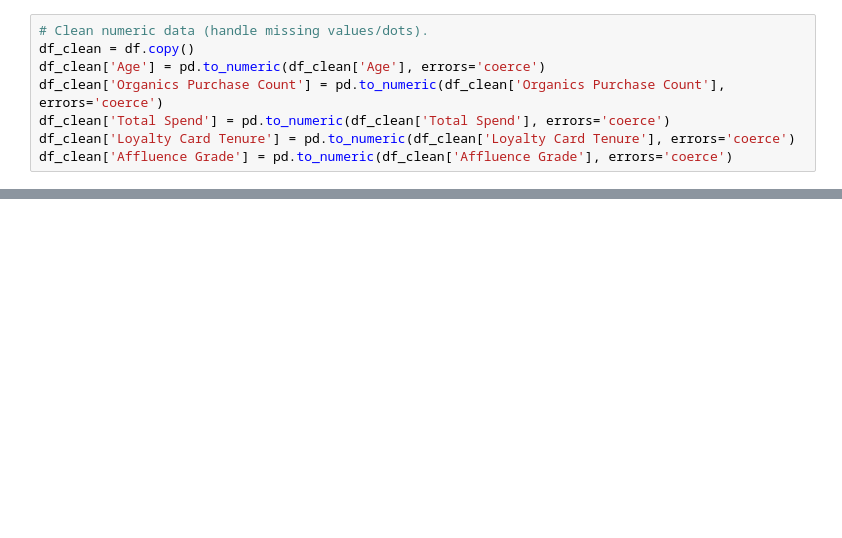
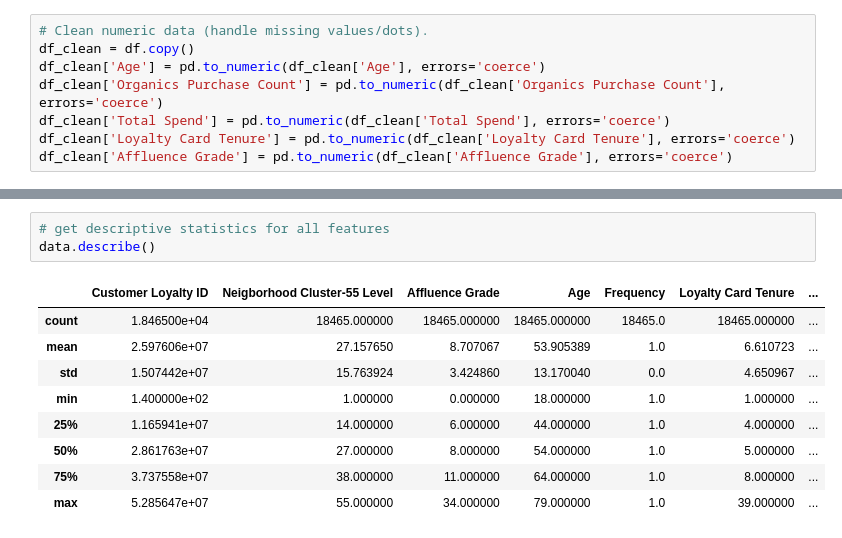
Before and after one commit to adavis11010/ban315green, a Jupyter notebook: organic_purchase_project.ipynb, the cells around one changed output, grey strips where cells are left out. Saved outputs shown, nothing was run; the diff lists cells and outputs as text; blank space fills up the shorter version.

```diff
--- a/organic_purchase_project.ipynb
+++ b/organic_purchase_project.ipynb
@@ -45,0 +90,13 @@ print(correlation_target)
+# %%
+# get descriptive statistics for all features
+data.describe()
+# %% [output]
+|  | Customer Loyalty ID | Neigborhood Cluster-55 Level | Affluence Grade | Age | Frequency | Loyalty Card Tenure | ... |
+| count | 1.846500e+04 | 18465.000000 | 18465.000000 | 18465.000000 | 18465.0 | 18465.000000 | ... |
+| mean | 2.597606e+07 | 27.157650 | 8.707067 | 53.905389 | 1.0 | 6.610723 | ... |
+| std | 1.507442e+07 | 15.763924 | 3.424860 | 13.170040 | 0.0 | 4.650967 | ... |
+| min | 1.400000e+02 | 1.000000 | 0.000000 | 18.000000 | 1.0 | 1.000000 | ... |
+| 25% | 1.165941e+07 | 14.000000 | 6.000000 | 44.000000 | 1.0 | 4.000000 | ... |
+| 50% | 2.861763e+07 | 27.000000 | 8.000000 | 54.000000 | 1.0 | 5.000000 | ... |
+| 75% | 3.737558e+07 | 38.000000 | 11.000000 | 64.000000 | 1.0 | 8.000000 | ... |
+| max | 5.285647e+07 | 55.000000 | 34.000000 | 79.000000 | 1.0 | 39.000000 | ... |
```
Also changed, not shown: parts of 11 cells of this notebook.
